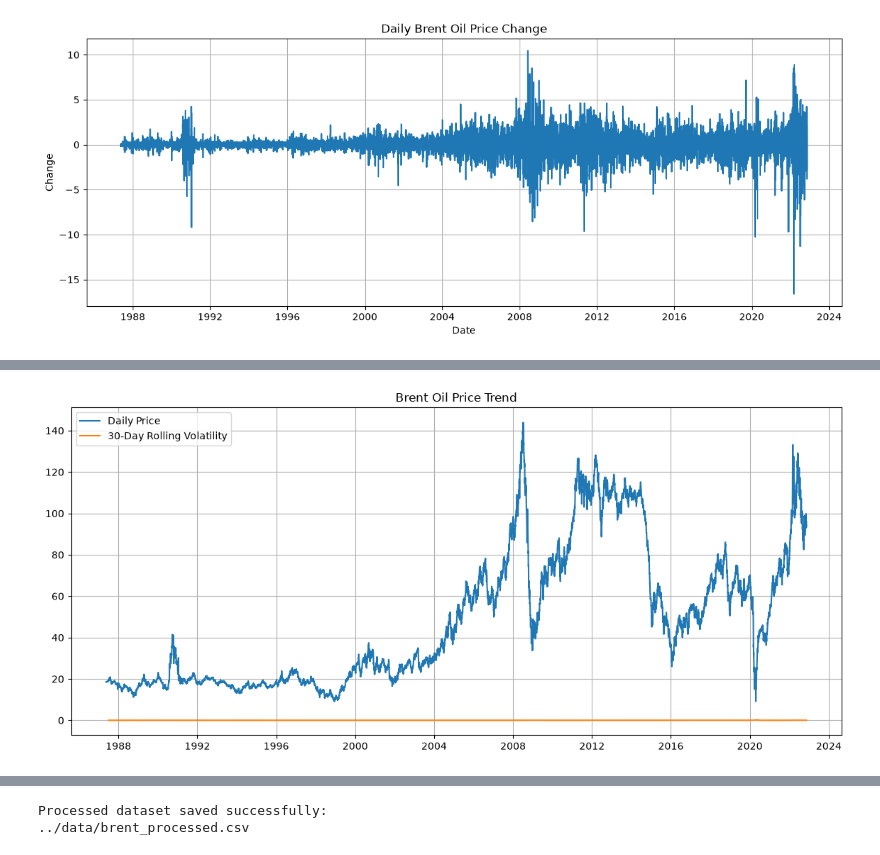
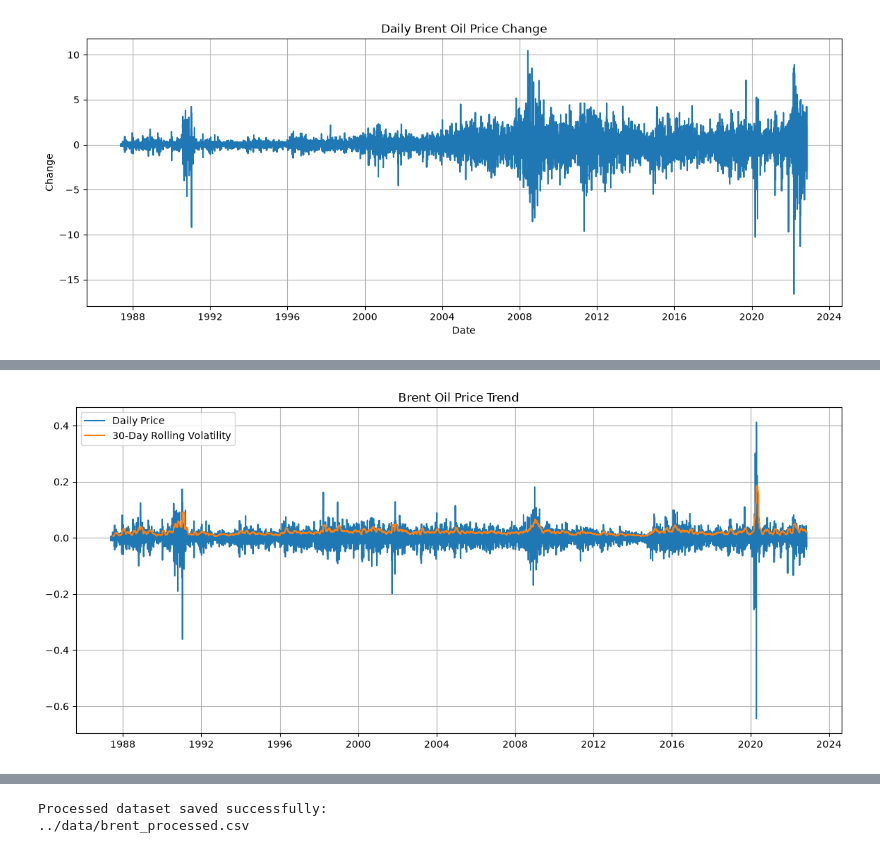
Before and after one commit to edent4313-star/brent-oil-change-point-analysis, a Jupyter notebook: notebooks/Task1_EDA.ipynb, the cells around one changed output, grey strips where cells are left out. Saved outputs shown, nothing was run; the diff lists cells and outputs as text; code cells hidden in the pictures.

```diff
--- a/notebooks/Task1_EDA.ipynb
+++ b/notebooks/Task1_EDA.ipynb
@@ -260,33 +265,33 @@ plot_price_change(df)
 # %%
 plt.figure(figsize=(14,6))
 
 
 plt.plot(
     df["Date"],
-    df["Price"],
+    df["Log_Return"],
     label="Daily Price"
 )
 
 
 plt.plot(
     df["Date"],
     df["Rolling_Volatility"],
     label="30-Day Rolling Volatility"
 )
 
 
 plt.title(
     "Brent Oil Price Trend"
 )
 
 
 plt.legend()
 
 plt.grid(True)
 
 plt.show()
 # %% [output]
-[figure, old version]
+[figure, new version]
 # %%
 df.describe()
 # %% [output]
```
Also changed, not shown: parts of 10 cells of this notebook, 42 other files.
